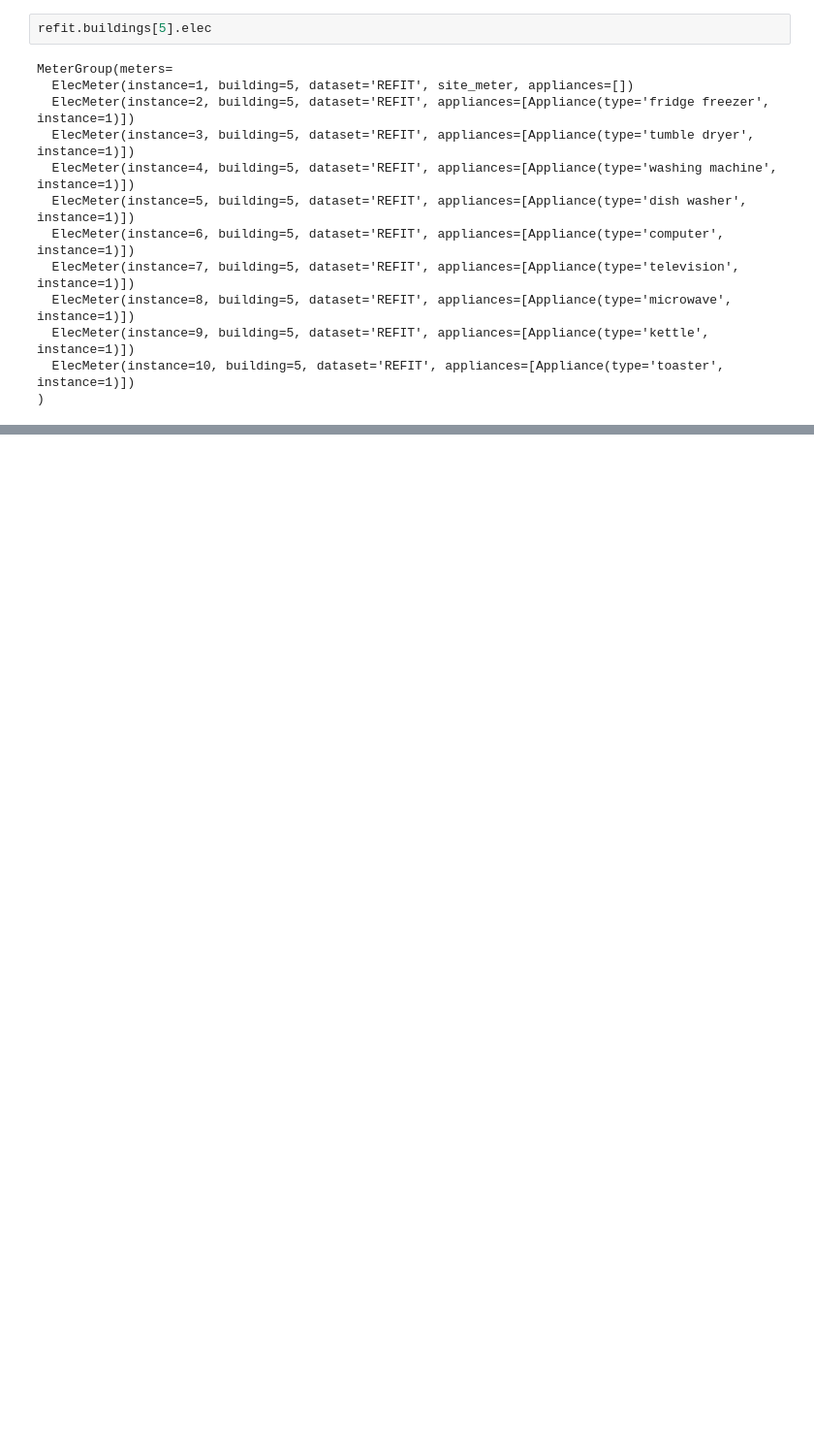
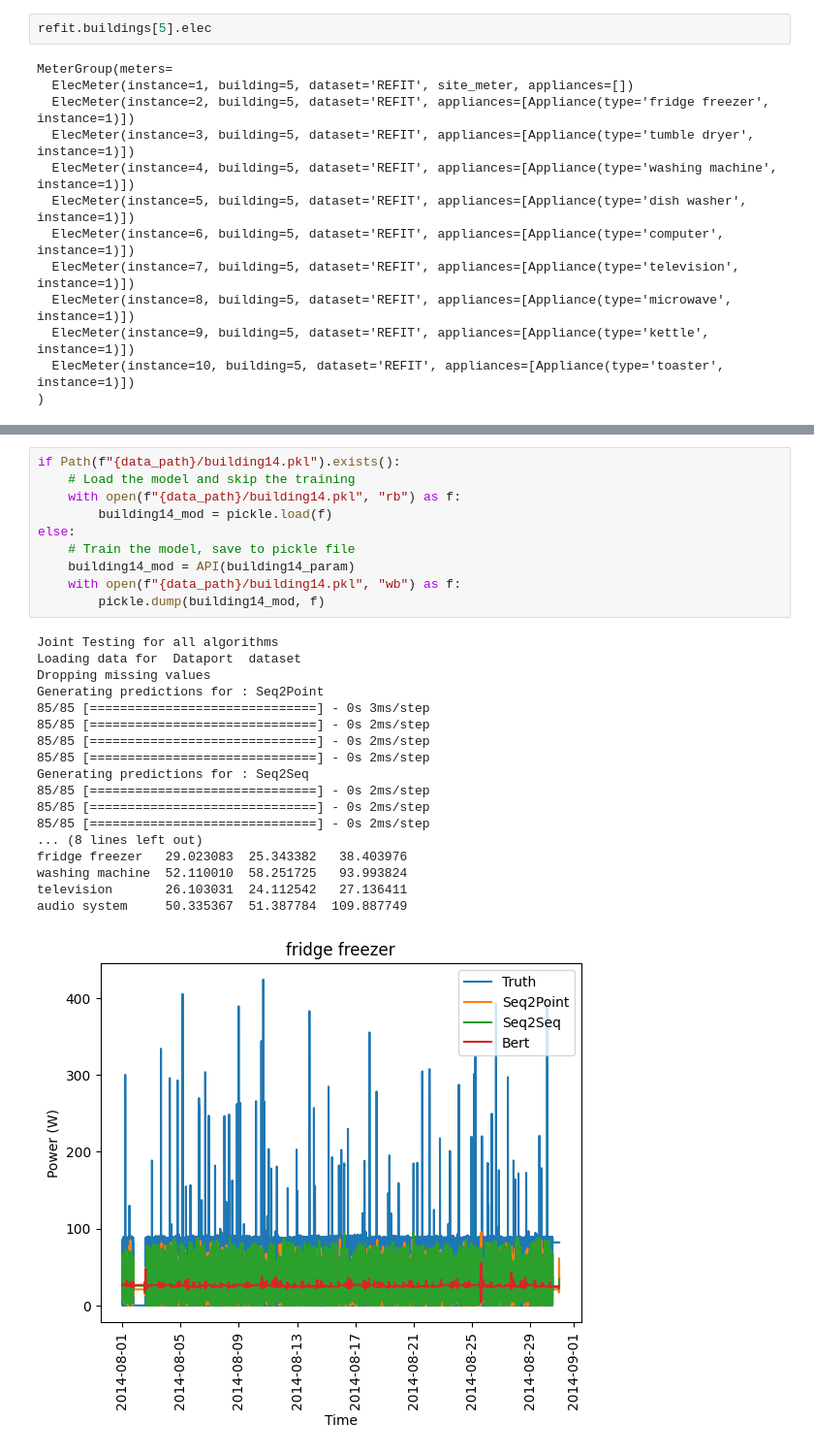
Before and after one commit to johannesgl4d0s/case_study, a Jupyter notebook: CaseStudy1_ml.ipynb, the cells around one changed output, grey strips where cells are left out. Shown at 97% size. Cells and saved outputs as stored; diff of their text form; blank space fills up the shorter version.

```diff
--- a/CaseStudy1_ml.ipynb
+++ b/CaseStudy1_ml.ipynb
@@ -43,0 +1117,29 @@ MeterGroup(meters=
+# %%
+if Path(f"{data_path}/building14.pkl").exists():
+    # Load the model and skip the training
+    with open(f"{data_path}/building14.pkl", "rb") as f:
+        building14_mod = pickle.load(f)
+else:
+    # Train the model, save to pickle file
+    building14_mod = API(building14_param)
+    with open(f"{data_path}/building14.pkl", "wb") as f:
+        pickle.dump(building14_mod, f)
+# %% [output]
+Joint Testing for all algorithms
+Loading data for  Dataport  dataset
+Dropping missing values
+Generating predictions for : Seq2Point
+85/85 [==============================] - 0s 3ms/step
+85/85 [==============================] - 0s 2ms/step
+85/85 [==============================] - 0s 2ms/step
+85/85 [==============================] - 0s 2ms/step
+Generating predictions for : Seq2Seq
+85/85 [==============================] - 0s 2ms/step
+85/85 [==============================] - 0s 2ms/step
+85/85 [==============================] - 0s 2ms/step
+... (8 lines left out)
+fridge freezer   29.023083  25.343382   38.403976
+washing machine  52.110010  58.251725   93.993824
+television       26.103031  24.112542   27.136411
+audio system     50.335367  51.387784  109.887749
+[figure, added]
```
Also changed, not shown: parts of 49 cells of this notebook, 1 other file.
